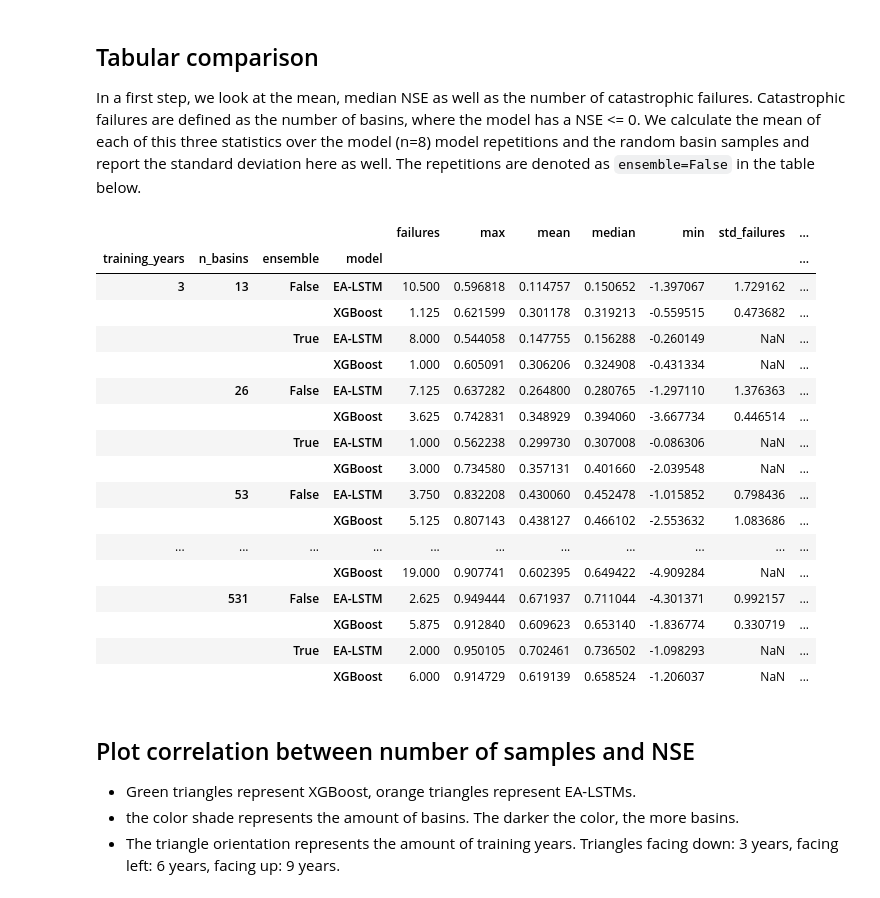
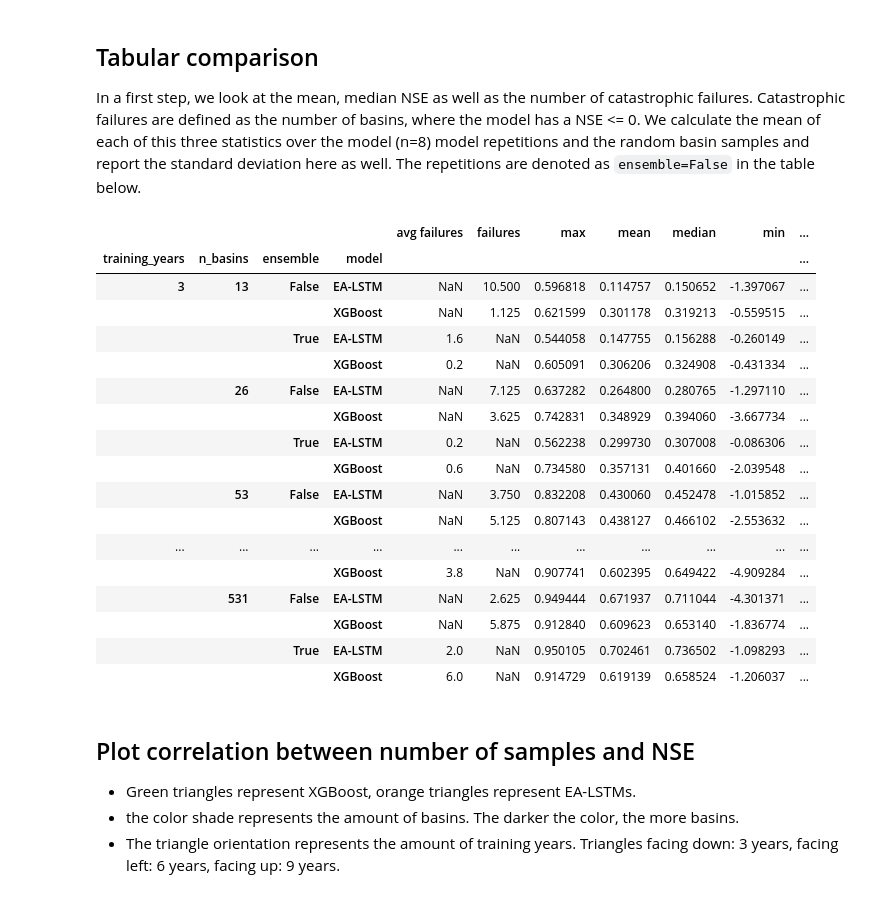
Before and after one commit to gauchm/ealstm_regional_modeling, a Jupyter notebook: notebooks/performance_gridEvaluation.ipynb, the cells around one changed output. Saved outputs shown, nothing was run; the diff lists cells and outputs as text; code cells hidden in the pictures.

```diff
--- a/notebooks/performance_gridEvaluation.ipynb
+++ b/notebooks/performance_gridEvaluation.ipynb
@@ -118,52 +130,52 @@ for model, model_label, _ in model_specs_gridEvaluation['models']:
             ensemble_nses += list(models["ensemble"].values())
 
         data_sing = {'model': model_label,
                      'training_years': training_years,
                      'n_basins': n_basins,
                      'ensemble': False,
                      'min': np.min(mins),
                      'max': np.max(maxs),
                      'mean': np.mean(means),
                      'std_mean': np.std(means),
                      'median': np.mean(medians),
                      'std_median': np.std(medians),
                      'failures': np.sum(failures) / len(seeds),
                      'std_failures': np.std(failures)}
         data.append(data_sing)
         data_ensemble = {'model': model_label,
                          'training_years': training_years,
                          'n_basins': n_basins,
                          'ensemble': True,
                          'min': np.min(ensemble_nses),
                          'max': np.max(ensemble_nses),
                          'mean': np.mean(ensemble_nses),
                          'median': np.median(ensemble_nses),
-                         'failures': len([v for v in ensemble_nses if v <= 0]) }
+                         'avg failures': len([v for v in ensemble_nses if v <= 0]) / len(model_specs_gridEvaluation['basin_subsets'][n_basins])}
         data.append(data_ensemble)
 
 df = pd.DataFrame(data)
 df = df.set_index(keys=["training_years", "n_basins", "ensemble", "model"])
 df.sort_values(by=["training_years","n_basins", "ensemble", "model"], inplace=True)
 df
 # %% [output]
-|  |  |  |  | failures | max | mean | median | min | std_failures | ... |
+|  |  |  |  | avg failures | failures | max | mean | median | min | ... |
 | training_years | n_basins | ensemble | model |  |  |  |  |  |  | ... |
-| 3 | 13 | False | EA-LSTM | 10.500 | 0.596818 | 0.114757 | 0.150652 | -1.397067 | 1.729162 | ... |
-|  |  |  | XGBoost | 1.125 | 0.621599 | 0.301178 | 0.319213 | -0.559515 | 0.473682 | ... |
-|  |  | True | EA-LSTM | 8.000 | 0.544058 | 0.147755 | 0.156288 | -0.260149 | NaN | ... |
-|  |  |  | XGBoost | 1.000 | 0.605091 | 0.306206 | 0.324908 | -0.431334 | NaN | ... |
-|  | 26 | False | EA-LSTM | 7.125 | 0.637282 | 0.264800 | 0.280765 | -1.297110 | 1.376363 | ... |
-|  |  |  | XGBoost | 3.625 | 0.742831 | 0.348929 | 0.394060 | -3.667734 | 0.446514 | ... |
-|  |  | True | EA-LSTM | 1.000 | 0.562238 | 0.299730 | 0.307008 | -0.086306 | NaN | ... |
-|  |  |  | XGBoost | 3.000 | 0.734580 | 0.357131 | 0.401660 | -2.039548 | NaN | ... |
-|  | 53 | False | EA-LSTM | 3.750 | 0.832208 | 0.430060 | 0.452478 | -1.015852 | 0.798436 | ... |
-|  |  |  | XGBoost | 5.125 | 0.807143 | 0.438127 | 0.466102 | -2.553632 | 1.083686 | ... |
+| 3 | 13 | False | EA-LSTM | NaN | 10.500 | 0.596818 | 0.114757 | 0.150652 | -1.397067 | ... |
+|  |  |  | XGBoost | NaN | 1.125 | 0.621599 | 0.301178 | 0.319213 | -0.559515 | ... |
+|  |  | True | EA-LSTM | 1.6 | NaN | 0.544058 | 0.147755 | 0.156288 | -0.260149 | ... |
+|  |  |  | XGBoost | 0.2 | NaN | 0.605091 | 0.306206 | 0.324908 | -0.431334 | ... |
+|  | 26 | False | EA-LSTM | NaN | 7.125 | 0.637282 | 0.264800 | 0.280765 | -1.297110 | ... |
+|  |  |  | XGBoost | NaN | 3.625 | 0.742831 | 0.348929 | 0.394060 | -3.667734 | ... |
+|  |  | True | EA-LSTM | 0.2 | NaN | 0.562238 | 0.299730 | 0.307008 | -0.086306 | ... |
+|  |  |  | XGBoost | 0.6 | NaN | 0.734580 | 0.357131 | 0.401660 | -2.039548 | ... |
+|  | 53 | False | EA-LSTM | NaN | 3.750 | 0.832208 | 0.430060 | 0.452478 | -1.015852 | ... |
+|  |  |  | XGBoost | NaN | 5.125 | 0.807143 | 0.438127 | 0.466102 | -2.553632 | ... |
 | ... | ... | ... | ... | ... | ... | ... | ... | ... | ... | ... |
-|  |  |  | XGBoost | 19.000 | 0.907741 | 0.602395 | 0.649422 | -4.909284 | NaN | ... |
-|  | 531 | False | EA-LSTM | 2.625 | 0.949444 | 0.671937 | 0.711044 | -4.301371 | 0.992157 | ... |
-|  |  |  | XGBoost | 5.875 | 0.912840 | 0.609623 | 0.653140 | -1.836774 | 0.330719 | ... |
-|  |  | True | EA-LSTM | 2.000 | 0.950105 | 0.702461 | 0.736502 | -1.098293 | NaN | ... |
-|  |  |  | XGBoost | 6.000 | 0.914729 | 0.619139 | 0.658524 | -1.206037 | NaN | ... |
+|  |  |  | XGBoost | 3.8 | NaN | 0.907741 | 0.602395 | 0.649422 | -4.909284 | ... |
+|  | 531 | False | EA-LSTM | NaN | 2.625 | 0.949444 | 0.671937 | 0.711044 | -4.301371 | ... |
+|  |  |  | XGBoost | NaN | 5.875 | 0.912840 | 0.609623 | 0.653140 | -1.836774 | ... |
+|  |  | True | EA-LSTM | 2.0 | NaN | 0.950105 | 0.702461 | 0.736502 | -1.098293 | ... |
+|  |  |  | XGBoost | 6.0 | NaN | 0.914729 | 0.619139 | 0.658524 | -1.206037 | ... |
 # %% [markdown]
 ## Plot correlation between number of samples and NSE
 
```
Also changed, not shown: parts of 11 cells of this notebook, 9 other files.
